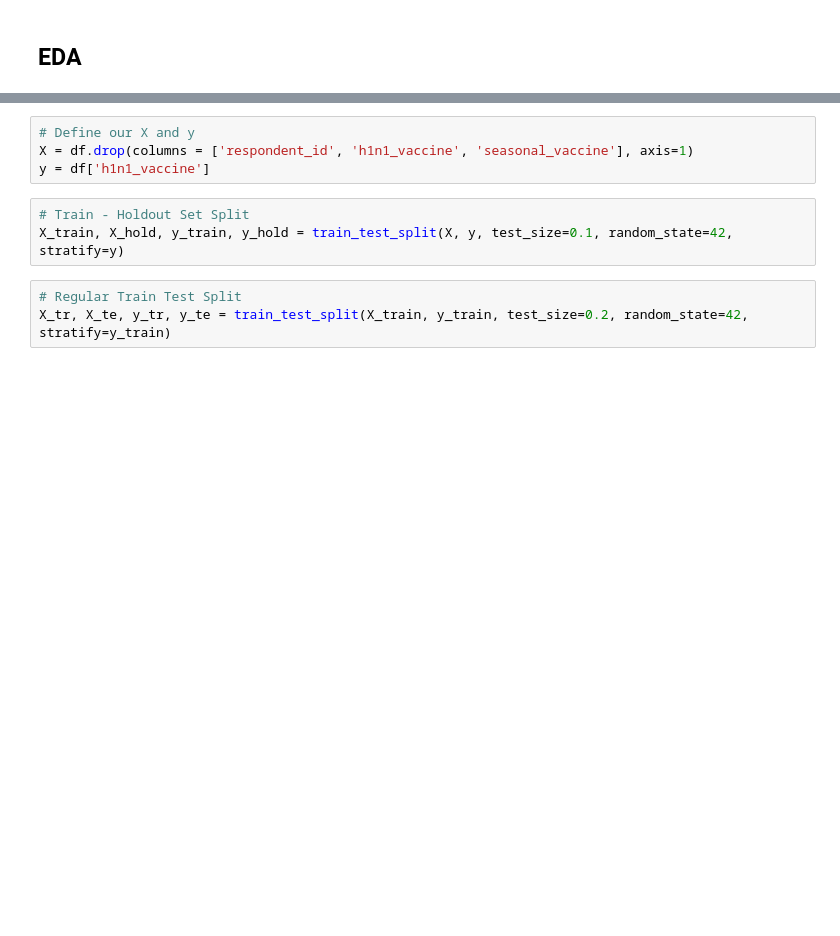
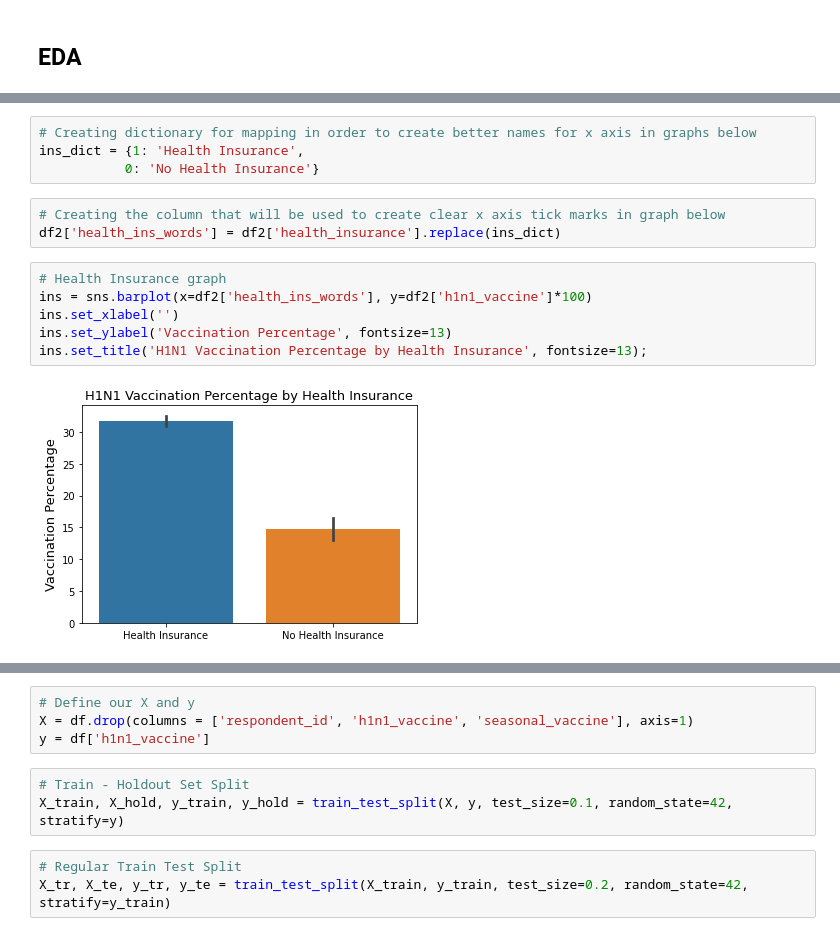
Before and after one commit to emykes/Flu_Vaccination_ML, a Jupyter notebook: Project3_Main_Notebook.ipynb, the cells around one changed output, grey strips where cells are left out. Cells and saved outputs as stored; diff of their text form; blank space fills up the shorter version.

```diff
--- a/Project3_Main_Notebook.ipynb
+++ b/Project3_Main_Notebook.ipynb
@@ -324,0 +280,15 @@ Questions to consider:
+# %%
+# Creating dictionary for mapping in order to create better names for x axis in graphs below
+ins_dict = {1: 'Health Insurance',
+           0: 'No Health Insurance'}
+# %%
+# Creating the column that will be used to create clear x axis tick marks in graph below
+df2['health_ins_words'] = df2['health_insurance'].replace(ins_dict)
+# %%
+# Health Insurance graph
+ins = sns.barplot(x=df2['health_ins_words'], y=df2['h1n1_vaccine']*100)
+ins.set_xlabel('')
+ins.set_ylabel('Vaccination Percentage', fontsize=13)
+ins.set_title('H1N1 Vaccination Percentage by Health Insurance', fontsize=13);
+# %% [output]
+[figure, added]
```
Also changed, not shown: parts of 95 cells of this notebook.
